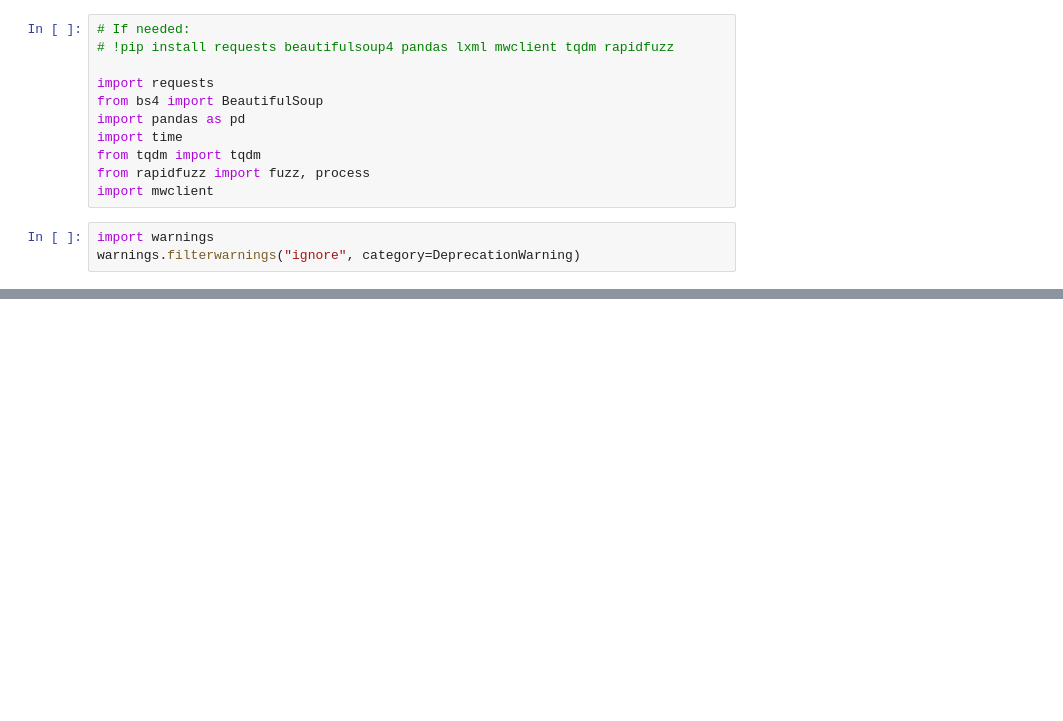
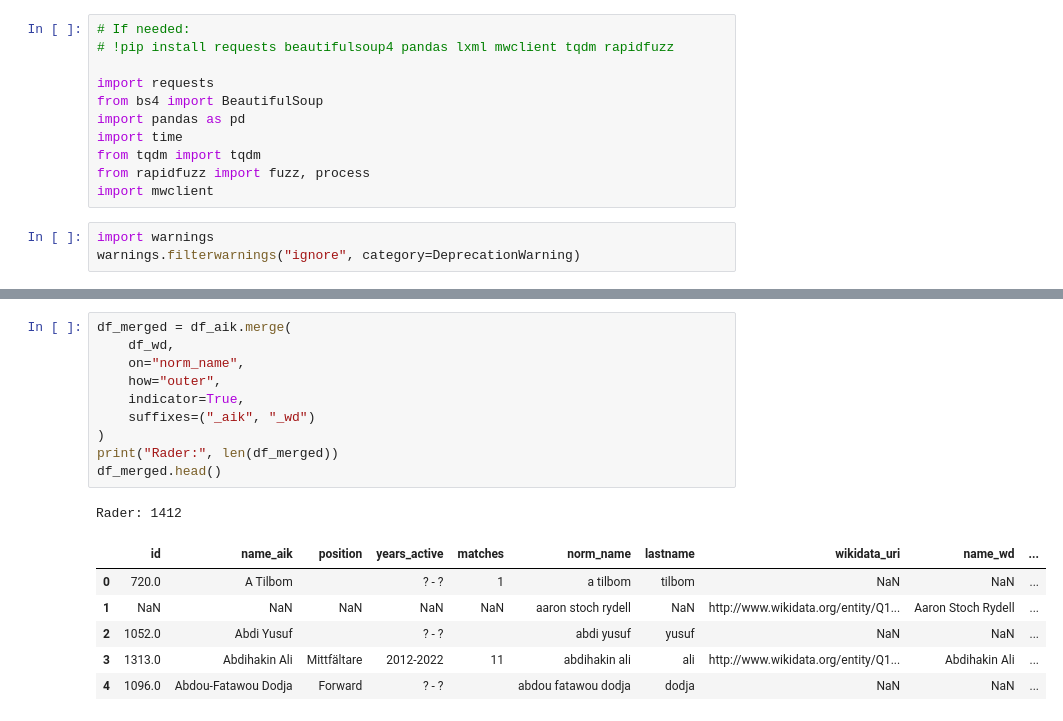
Before and after one commit to salgo60/ifkdb, a Jupyter notebook: Notebook/26_aikstats.ipynb, the cells around one changed output, grey strips where cells are left out. Cells and saved outputs as stored; diff of their text form; blank space fills up the shorter version.

```diff
--- a/Notebook/26_aikstats.ipynb
+++ b/Notebook/26_aikstats.ipynb
@@ -184,0 +410,18 @@ df_wiki.head()
+# %%
+df_merged = df_aik.merge(
+    df_wd,
+    on="norm_name",
+    how="outer",
+    indicator=True,
+    suffixes=("_aik", "_wd")
+)
+print("Rader:", len(df_merged))
+df_merged.head()
+# %% [output]
+Rader: 1412
+|  | id | name_aik | position | years_active | matches | norm_name | lastname | wikidata_uri | name_wd | ... |
+| 0 | 720.0 | A Tilbom |  | ? - ? | 1 | a tilbom | tilbom | NaN | NaN | ... |
+| 1 | NaN | NaN | NaN | NaN | NaN | aaron stoch rydell | NaN | http://www.wikidata.org/entity/Q1... | Aaron Stoch Rydell | ... |
+| 2 | 1052.0 | Abdi Yusuf |  | ? - ? |  | abdi yusuf | yusuf | NaN | NaN | ... |
+| 3 | 1313.0 | Abdihakin Ali | Mittfältare | 2012-2022 | 11 | abdihakin ali | ali | http://www.wikidata.org/entity/Q1... | Abdihakin Ali | ... |
+| 4 | 1096.0 | Abdou-Fatawou Dodja | Forward | ? - ? |  | abdou fatawou dodja | dodja | NaN | NaN | ... |
```
Also changed, not shown: parts of 29 cells of this notebook, 6 other files.
